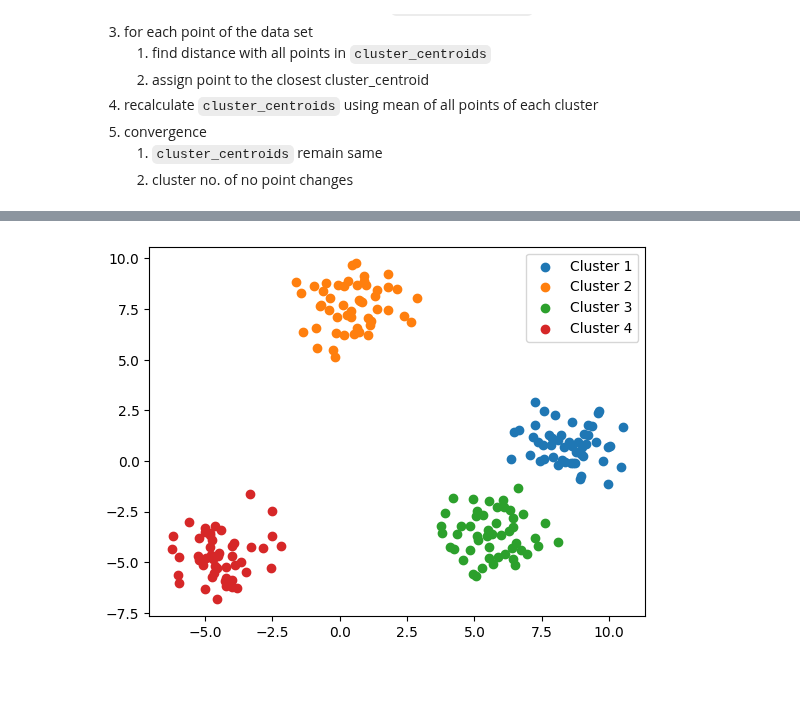
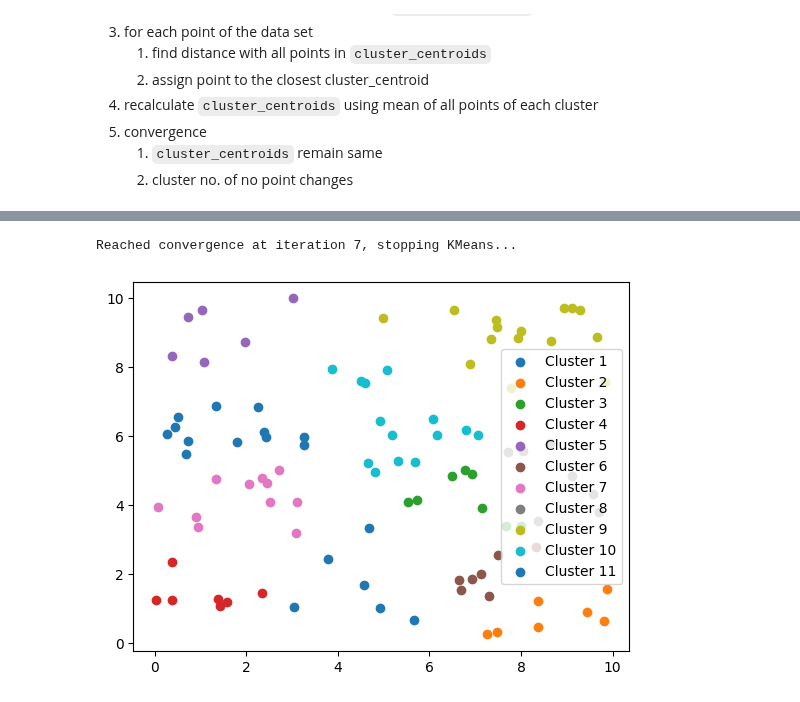
Before and after one commit to akshayDev17/Machine-Learning-Concepts, a Jupyter notebook: src/Unsupervised Learning/KMeansClustering.ipynb, the cells around one changed output, grey strips where cells are left out. Cells and saved outputs as stored; diff of their text form; code cells hidden in the pictures.

```diff
--- a/src/Unsupervised Learning/KMeansClustering.ipynb
+++ b/src/Unsupervised Learning/KMeansClustering.ipynb
@@ -21,0 +162,25 @@ import numpy as np
+# %%
+fig, ax = plt.subplots(2, 3, figsize=(12, 7))
+
+for cluster_index in (list(set(y))):
+    ax[0][0].scatter(X_train[y_train == cluster_index, 0], X_train[y_train == cluster_index, 1], label=f'Cluster {cluster_index+1}')
+    ax[0][1].scatter(X_test[y_test == cluster_index, 0], X_test[y_test == cluster_index, 1], label=f'Cluster {cluster_index+1}')
+    ax[0][2].scatter(X[y == cluster_index, 0], X[y == cluster_index, 1], label=f'Cluster {cluster_index+1}')
+
+for cluster_index in range(kmeans_clusterer.n_clusters):
+    ax[1][0].scatter(X_train[final_clusters_train[cluster_index], 0], X_train[final_clusters_train[cluster_index], 1], label=f'Cluster {cluster_index+1}')
+    ax[1][1].scatter(X_test[final_clusters_test[cluster_index], 0], X_test[final_clusters_test[cluster_index], 1], label=f'Cluster {cluster_index+1}')
+
+    ax[1][2].scatter(X_train[final_clusters_train[cluster_index], 0], X_train[final_clusters_train[cluster_index], 1], label=f'Cluster {cluster_index+1}')
+    ax[1][2].scatter(X_test[final_clusters_test[cluster_index], 0], X_test[final_clusters_test[cluster_index], 1], label=f'Cluster {cluster_index+1}')
+
+
+for i in range(2):
+    ax[i][0].set_ylabel(['Actual', 'KMeans'][i])
+    for j in range(3):
+        if i == 0:
+            ax[i][j].set_title(['Train', 'Test', 'All'][j])
+        ax[i][j].legend()
+
+plt.tight_layout()
+plt.show()
@@ -21,0 +287,11 @@ import numpy as np
+# %%
+X = np.random.uniform(low=0, high=10, size=(100, 2)) # random structured data, with no pre-defined obvious/intuitive clusters
+wcss_arr = elbow_curve(X, n_clusters_arr=list(range(1,101,10)))
+
+fig, ax = plt.subplots(1, 2, figsize=(8, 3.5))
+ax[0].scatter(X[:, 0], X[:, 1])
+ax[1].plot(range(1, 1+len(wcss_arr)), wcss_arr)
+ax[1].set_xticks(ticks = range(1, 1+len(wcss_arr)), labels = list(range(1,101,10)))
+
+plt.tight_layout()
+plt.show()
@@ -22,10 +300,11 @@ import numpy as np
 # %%
-# 2-d clusters
-X, y = make_blobs(n_samples=200, centers=4)
+kmeans_clusterer = myKmeans(n_clusters=11)
+final_clusters = kmeans_clusterer.fit(X)
 
-for cluster_index in (list(set(y))):
-    plt.scatter(X[y == cluster_index, 0], X[y == cluster_index, 1], label=f'Cluster {cluster_index+1}')
+for cluster_index in range(kmeans_clusterer.n_clusters):
+    plt.scatter(X[final_clusters[cluster_index], 0], X[final_clusters[cluster_index], 1], label=f'Cluster {cluster_index+1}')
 plt.legend()
 plt.show()
 # %% [output]
+Reached convergence at iteration 7, stopping KMeans...
-[figure, old version]
+[figure, new version]
```
Also changed, not shown: parts of 28 cells of this notebook, 1 other file.
